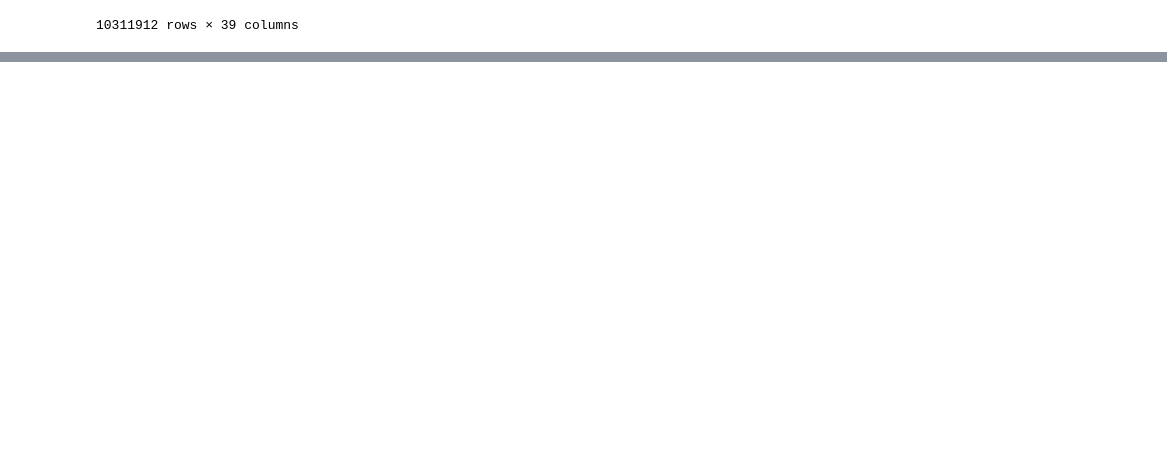
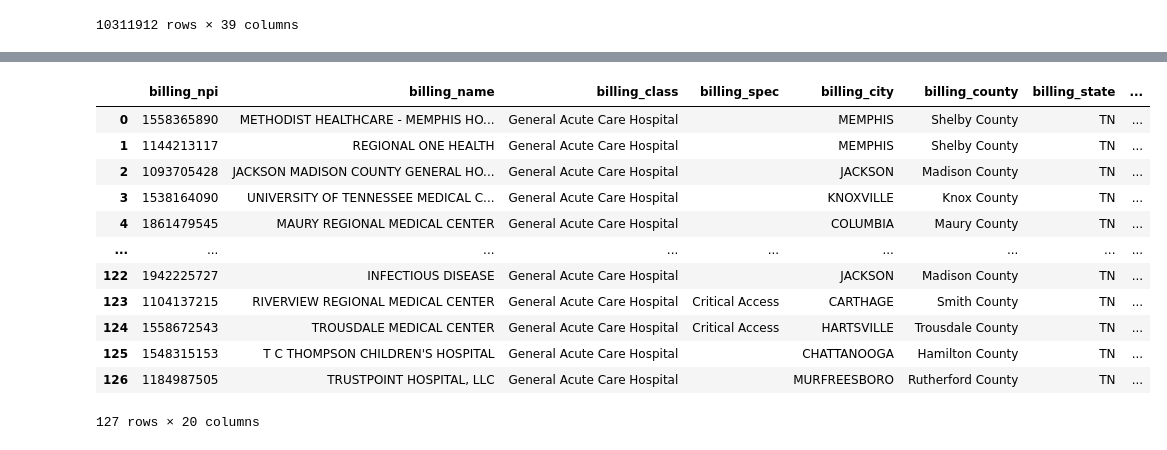
Before and after one commit to Corbec/care_deserts_nss_capstone, a Jupyter notebook: notebooks/6_identify_hospitals.ipynb, the cells around one changed output, grey strips where cells are left out. Cells and saved outputs as stored; diff of their text form; code cells hidden in the pictures; blank space fills up the shorter version.

```diff
--- a/notebooks/6_identify_hospitals.ipynb
+++ b/notebooks/6_identify_hospitals.ipynb
@@ -42,0 +71,8 @@ hospitals.to_csv('../data/hospitals.csv', index = False)
+# %%
+included = joined_hospitals[joined_hospitals['billing_npi'].isin(outside_hospitals['location_npi'])]
+# %%
+not_included = joined_hospitals[~joined_hospitals['billing_npi'].isin(outside_hospitals['location_npi'])]
+# %%
+not_included = not_included[not_included['billing_state'] == 'TN']
+# %%
+tn_hospitals = pd.concat([included, not_included], ignore_index = True)
@@ -42,0 +81,16 @@ hospitals.to_csv('../data/hospitals.csv', index = False)
+# %%
+tn_hospitals
+# %% [output]
+|  | billing_npi | billing_name | billing_class | billing_spec | billing_city | billing_county | billing_state | ... |
+| 0 | 1558365890 | METHODIST HEALTHCARE - MEMPHIS HO... | General Acute Care Hospital |  | MEMPHIS | Shelby County | TN | ... |
+| 1 | 1144213117 | REGIONAL ONE HEALTH | General Acute Care Hospital |  | MEMPHIS | Shelby County | TN | ... |
+| 2 | 1093705428 | JACKSON MADISON COUNTY GENERAL HO... | General Acute Care Hospital |  | JACKSON | Madison County | TN | ... |
+| 3 | 1538164090 | UNIVERSITY OF TENNESSEE MEDICAL C... | General Acute Care Hospital |  | KNOXVILLE | Knox County | TN | ... |
+| 4 | 1861479545 | MAURY REGIONAL MEDICAL CENTER | General Acute Care Hospital |  | COLUMBIA | Maury County | TN | ... |
+| ... | ... | ... | ... | ... | ... | ... | ... | ... |
+| 122 | 1942225727 | INFECTIOUS DISEASE | General Acute Care Hospital |  | JACKSON | Madison County | TN | ... |
+| 123 | 1104137215 | RIVERVIEW REGIONAL MEDICAL CENTER | General Acute Care Hospital | Critical Access | CARTHAGE | Smith County | TN | ... |
+| 124 | 1558672543 | TROUSDALE MEDICAL CENTER | General Acute Care Hospital | Critical Access | HARTSVILLE | Trousdale County | TN | ... |
+| 125 | 1548315153 | T C THOMPSON CHILDREN'S HOSPITAL | General Acute Care Hospital |  | CHATTANOOGA | Hamilton County | TN | ... |
+| 126 | 1184987505 | TRUSTPOINT HOSPITAL, LLC | General Acute Care Hospital |  | MURFREESBORO | Rutherford County | TN | ... |
+127 rows × 20 columns
```
Also changed, not shown: parts of 8 cells of this notebook, 2 other files.
